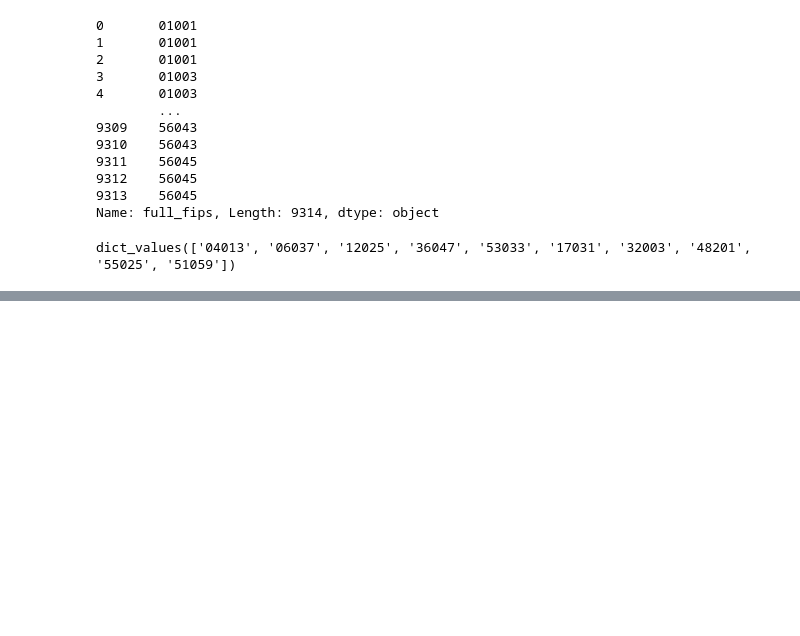
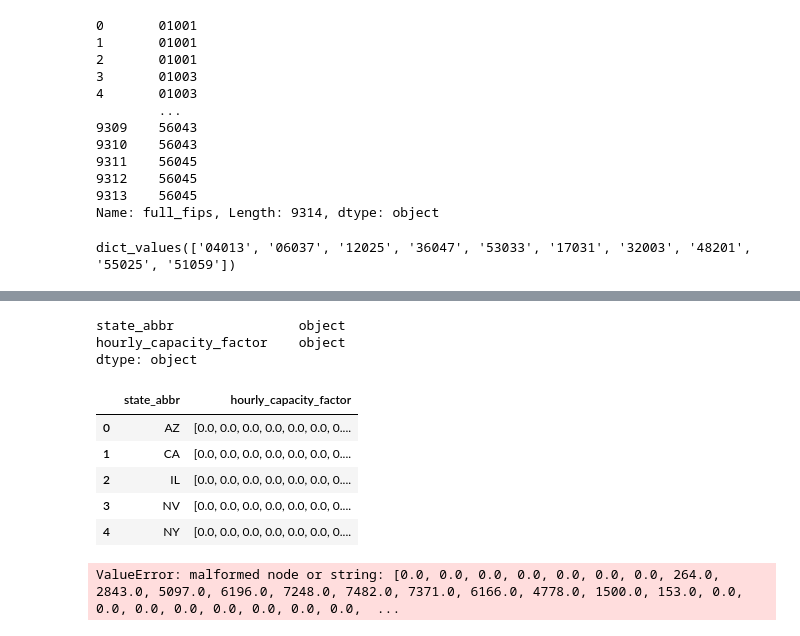
Before and after one commit to Urkchar/Solar-Weather, a Jupyter notebook: main.ipynb, the cells around one changed output, grey strips where cells are left out. Saved outputs shown, nothing was run; the diff lists cells and outputs as text; code cells hidden in the pictures; blank space fills up the shorter version.

```diff
--- a/main.ipynb
+++ b/main.ipynb
@@ -192,0 +183,31 @@ Name: group, dtype: int64
+# %%
+grouped_df = pd.DataFrame(grouped).reset_index(drop=False)
+grouped_df.dtypes
+# %% [output]
+state_abbr                object
+hourly_capacity_factor    object
+dtype: object
+# %%
+# nrel = nrel.join(grouped_df, on="state_abbr")
+# full = pd.concat([grouped_df, nrel], join="inner")
+# full.head()
+grouped.join(nrel, on="state_abbr")
+# %% [output]
+|  | state_abbr | hourly_capacity_factor |
+| 0 | AZ | [0.0, 0.0, 0.0, 0.0, 0.0, 0.0, 0.... |
+| 1 | CA | [0.0, 0.0, 0.0, 0.0, 0.0, 0.0, 0.... |
+| 2 | IL | [0.0, 0.0, 0.0, 0.0, 0.0, 0.0, 0.... |
+| 3 | NV | [0.0, 0.0, 0.0, 0.0, 0.0, 0.0, 0.... |
+| 4 | NY | [0.0, 0.0, 0.0, 0.0, 0.0, 0.0, 0.... |
+# %%
+# Divide hourly_capacity_factor by hourly_capacity_value_scalar to render generation in the correct unit (kWh/kW)
+nrel["real_generation"] = pd.DataFrame(grouped)["hourly_capacity_factor"].apply(lambda x: ast.literal_eval(x))
+
+def func(row):
+    # print(row)
+    return [hour / row["hourly_capacity_factor_scalar"] for hour in ast.literal_eval(row["hourly_capacity_factor"])]
+
+nrel["real_generation"] = nrel.apply(func, axis=1)
+nrel.head()
+# %% [output]
+ValueError: malformed node or string: [0.0, 0.0, 0.0, 0.0, 0.0, 0.0, 0.0, 264.0, 2843.0, 5097.0, 6196.0, 7248.0, 7482.0, 7371.0, 6166.0, 4778.0, 1500.0, 153.0, 0.0, 0.0, 0.0, 0.0, 0.0, 0.0, 0.0, 0.0,  ...
```
Also changed, not shown: parts of 13 cells of this notebook.
